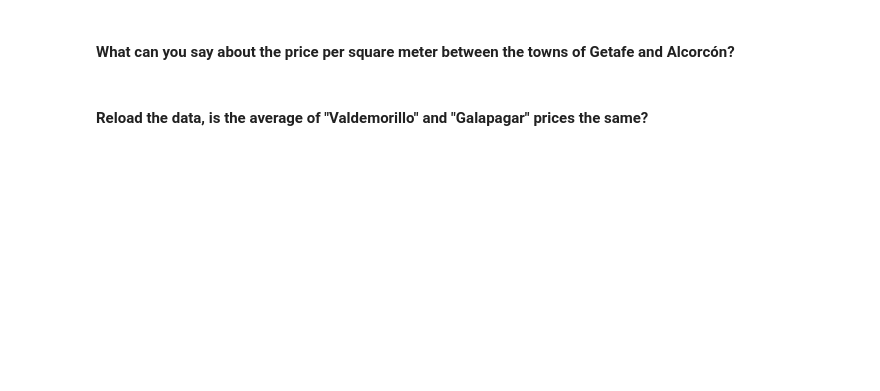
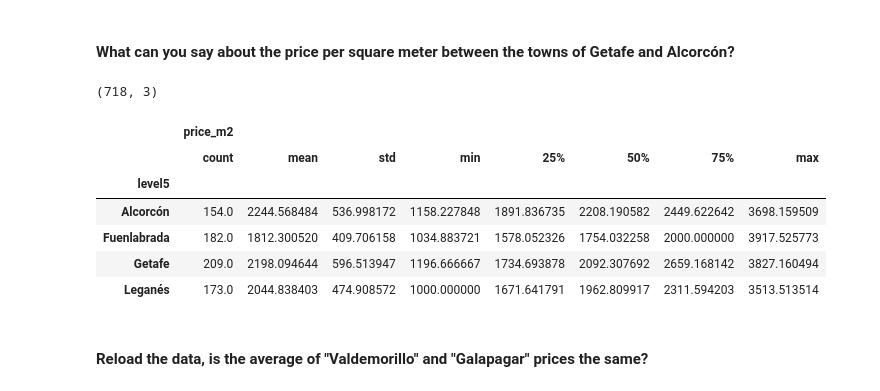
Before and after one commit to RominaGonella/Bootcamp_4Geeks, a Jupyter notebook: project.ipynb, the cells around one changed output. Cells and saved outputs as stored; diff of their text form; code cells hidden in the pictures; blank space fills up the shorter version.

```diff
--- a/project.ipynb
+++ b/project.ipynb
@@ -274,4 +290,22 @@ print(medias_coord)
 # %% [markdown]
 #### What can you say about the price per square meter between the towns of Getafe and Alcorcón?
+# %%
+aux = data3[['price','surface','level5']] # data frame auxiliar
+aux = aux[aux['price']>0]
+print(aux.shape)
+aux['price_m2'] = aux['price']/aux['surface']
+#print(aux['price_m2'].describe()) # para chequear valores
+aux[['price_m2','level5']].groupby('level5').describe()
+
+# el precio por metro cuadrado en Alcorcón en superior en promedio al de Getafe
+# %% [output]
+(718, 3)
+|  | price_m2 |  |  |  |  |  |  |  |
+|  | count | mean | std | min | 25% | 50% | 75% | max |
+| level5 |  |  |  |  |  |  |  |  |
+| Alcorcón | 154.0 | 2244.568484 | 536.998172 | 1158.227848 | 1891.836735 | 2208.190582 | 2449.622642 | 3698.159509 |
+| Fuenlabrada | 182.0 | 1812.300520 | 409.706158 | 1034.883721 | 1578.052326 | 1754.032258 | 2000.000000 | 3917.525773 |
+| Getafe | 209.0 | 2198.094644 | 596.513947 | 1196.666667 | 1734.693878 | 2092.307692 | 2659.168142 | 3827.160494 |
+| Leganés | 173.0 | 2044.838403 | 474.908572 | 1000.000000 | 1671.641791 | 1962.809917 | 2311.594203 | 3513.513514 |
 # %% [markdown]
 #### Reload the data, is the average of "Valdemorillo" and "Galapagar" prices the same?
```
Also changed, not shown: parts of 5 cells of this notebook.
